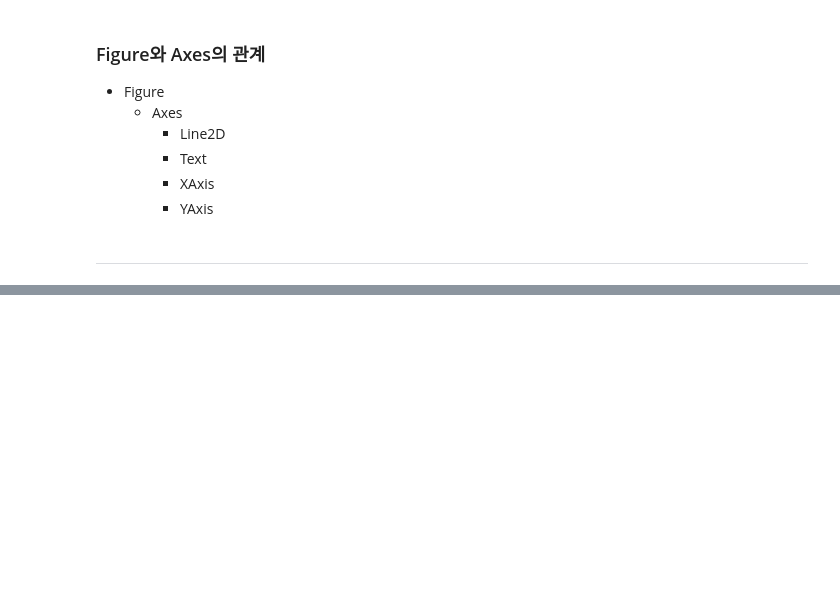
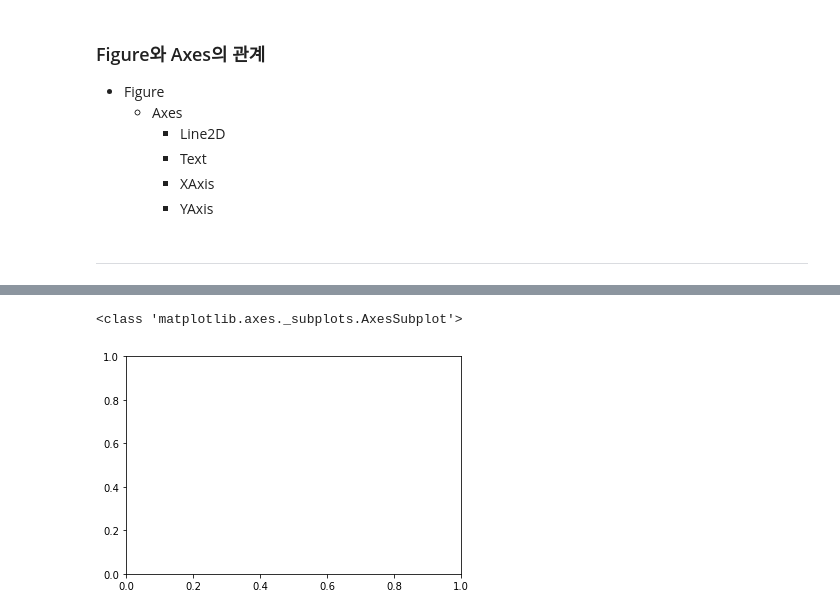
Before and after one commit to 201411096/study_AI, a Jupyter notebook: lectures/2_파이썬 머신러닝 완벽 가이드/시각화(Visualization)/2_Visualization_Matplotlib.ipynb, the cells around one changed output, grey strips where cells are left out. Saved outputs shown, nothing was run; the diff lists cells and outputs as text; code cells hidden in the pictures; blank space fills up the shorter version.

```diff
--- a/lectures/2_파이썬 머신러닝 완벽 가이드/시각화(Visualization)/2_Visualization_Matplotlib.ipynb
+++ b/lectures/2_파이썬 머신러닝 완벽 가이드/시각화(Visualization)/2_Visualization_Matplotlib.ipynb
@@ -46,0 +83,6 @@ Image("img/Figure&Axes.png")
+# %%
+ax = plt.axes()
+print(type(ax))
+# %% [output]
+<class 'matplotlib.axes._subplots.AxesSubplot'>
+[figure, added]
```
Also changed, not shown: parts of 15 cells of this notebook.
